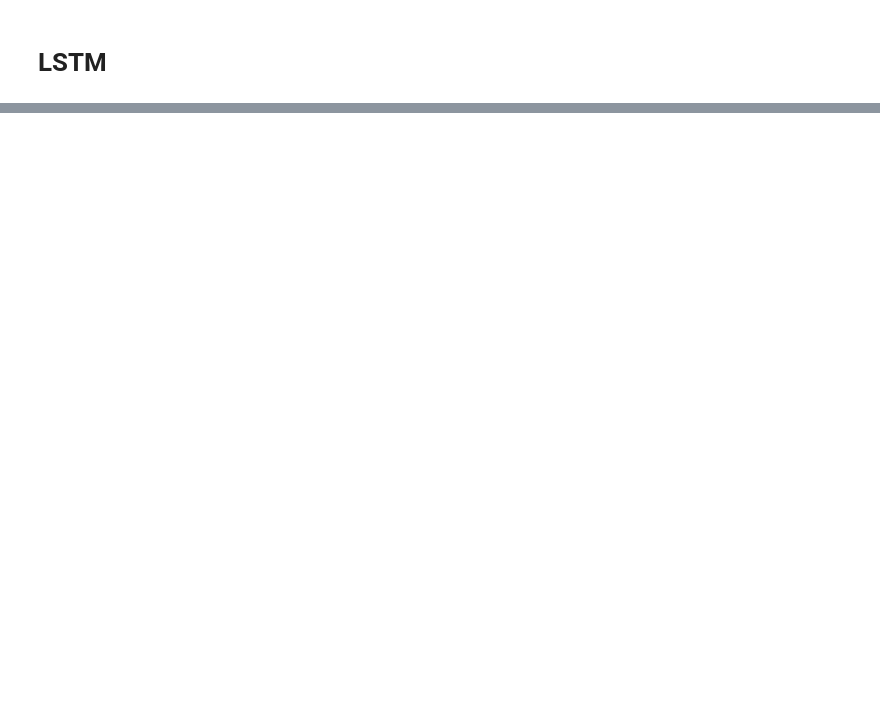
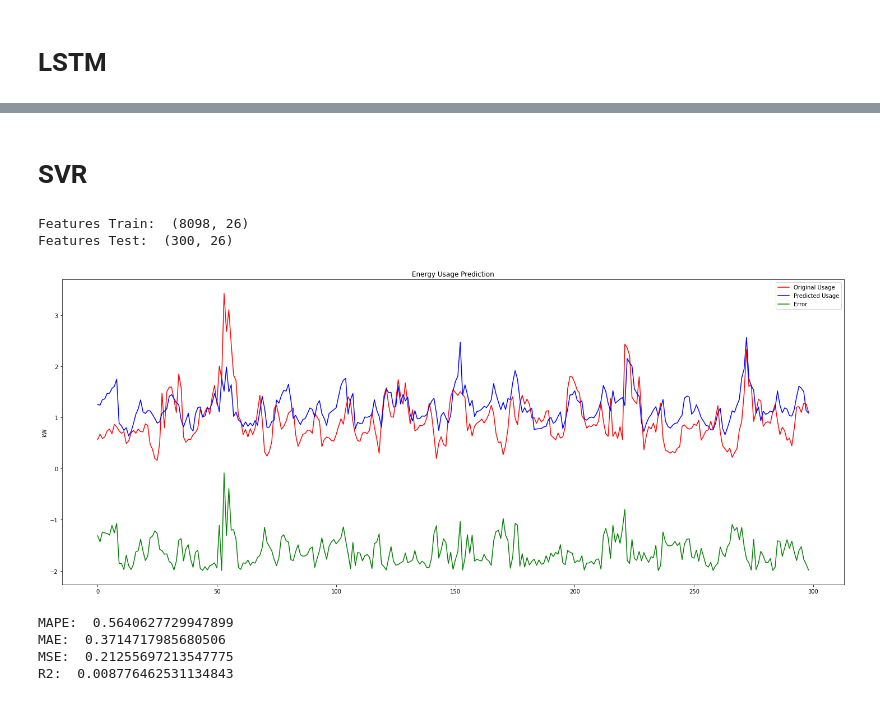
Before and after one commit to joaonpsilva/Tese_House_Energy_Prediciton, a Jupyter notebook: Energy_Pred_LSTM_MultiVariate-Copy1.ipynb, the cells around one changed output, grey strips where cells are left out. Cells and saved outputs as stored; diff of their text form; code cells hidden in the pictures; blank space fills up the shorter version.

```diff
--- a/Energy_Pred_LSTM_MultiVariate-Copy1.ipynb
+++ b/Energy_Pred_LSTM_MultiVariate-Copy1.ipynb
@@ -266,0 +261,55 @@ R2:  0.5398491664597471
+# %% [markdown]
+# SVR
+# %%
+featuresNames = list(df.columns)
+featuresNames.remove('gen')             #generation
+featuresNames.remove('Solar')           #solar generation
+past_window = 1
+num_features = len(featuresNames)
+
+x_train, y_train, x_test, y_test = createXY(df, featuresNames, "use", validation=False)
+y_test_UnScalled = y_test[past_window:]
+
+x_train, y_train, x_test, x_scaler, y_scaler = scale(MinMaxScaler, x_train, y_train, x_test)
+
+train_generator, test_generator= create_Generators(past_window,1,x_train,y_train,x_test,y_test)
+
+
+svr_x_Train = [arr[0].flatten() for arr in train_generator]
+svr_y_Train = [arr[1].flatten() for arr in train_generator]
+svr_x_Test = [arr[0].flatten() for arr in test_generator]
+# %% [output]
+Features Train:  (8098, 26)
+Features Test:  (300, 26)
+# %%
+from sklearn.svm import SVR
+
+
+regressor = SVR(kernel = 'rbf')   #poly more volatile
+regressor.fit(svr_x_Train, svr_y_Train)
+
+prediction = regressor.predict(svr_x_Test).reshape(-1, 1)
+
+prediction = y_scaler.inverse_transform(prediction)
+
+diff = [abs(prediction[i]-y_test_UnScalled[i])-2 for i in range(len(prediction))]
+
+plt.figure(figsize=(25,10))
+plt.plot(y_test_UnScalled, color='red', label='Original Usage')
+plt.plot(prediction, color='blue', label='Predicted Usage')
+plt.plot(diff, color='green', label='Error')
+plt.title('Energy Usage Prediction')
+plt.ylabel('kW')
+plt.legend()
+plt.show()
+
+print("MAPE: ", mean_absolute_percentage_error(y_test_UnScalled, prediction))
+print("MAE: ", mean_absolute_error(y_test_UnScalled, prediction))
+print("MSE: ", mean_squared_error(y_test_UnScalled, prediction))
+print("R2: ", r2_score(y_test_UnScalled, prediction))
+# %% [output]
+[figure, added]
+MAPE:  0.5640627729947899
+MAE:  0.3714717985680506
+MSE:  0.21255697213547775
+R2:  0.008776462531134843
```
Also changed, not shown: parts of 11 cells of this notebook.
